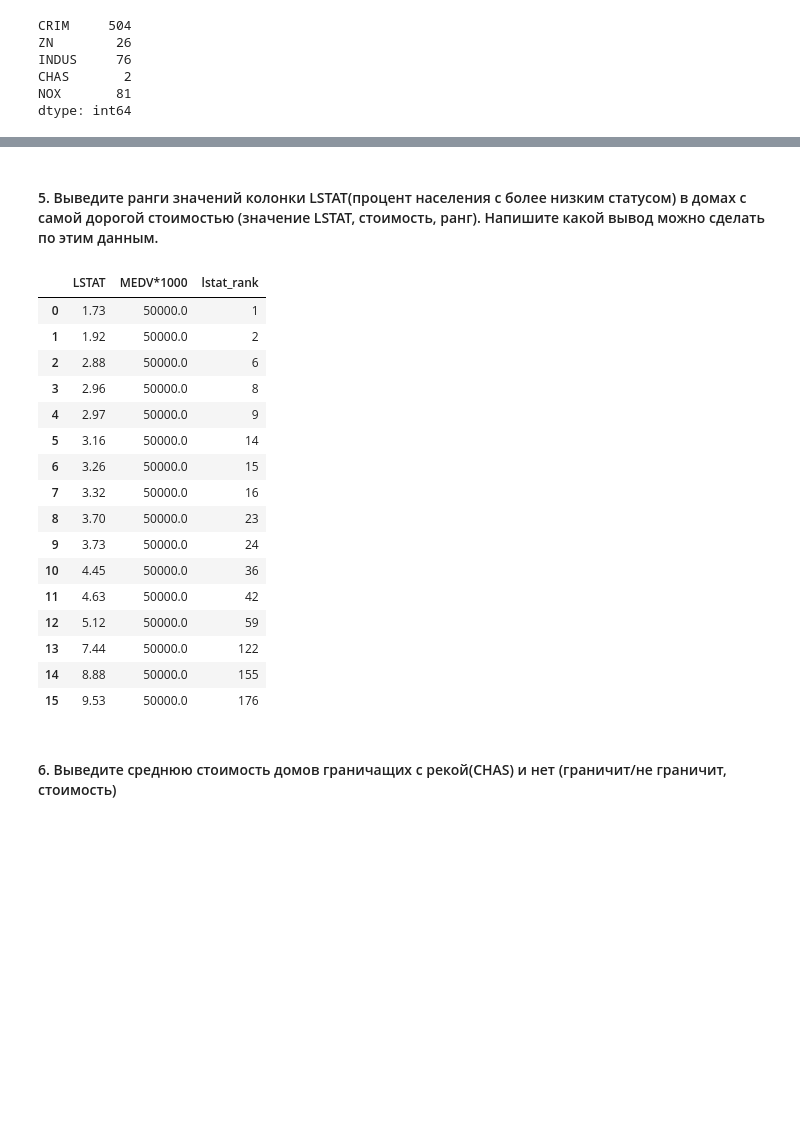
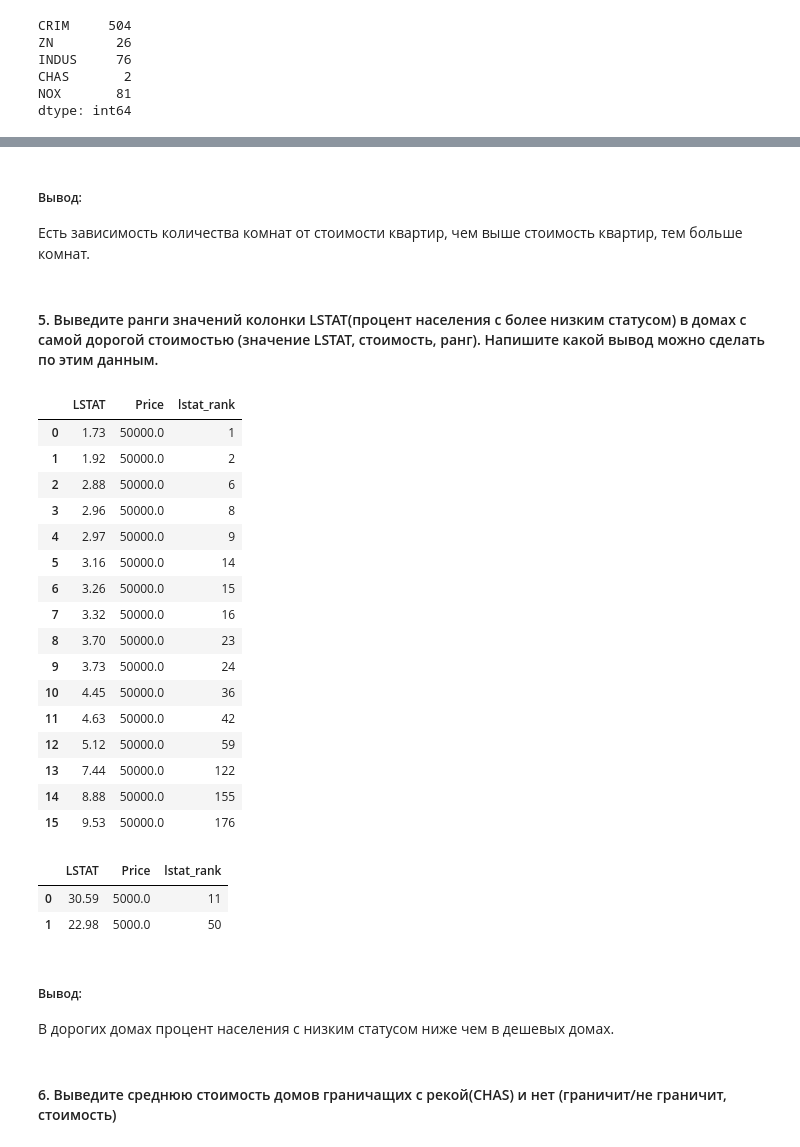
Before and after one commit to matrosov-dmitry/School-DS-HW, a Jupyter notebook: HW-7/HW-7.ipynb, the cells around one changed output, grey strips where cells are left out. Cells and saved outputs as stored; diff of their text form; code cells hidden in the pictures; blank space fills up the shorter version.

```diff
--- a/HW-7/HW-7.ipynb
+++ b/HW-7/HW-7.ipynb
@@ -140,26 +315,28 @@ pd.read_sql(
+# %% [markdown]
+##### Вывод:
+Есть зависимость количества комнат от стоимости квартир, чем выше стоимость квартир, тем больше комнат.
 # %% [markdown]
 #### 5. Выведите ранги значений колонки LSTAT(процент населения с более низким статусом) в домах с самой дорогой стоимостью (значение LSTAT, стоимость, ранг). Напишите какой вывод можно сделать по этим данным.
 # %%
 pd.read_sql(
     """
-WITH ranked AS
+SELECT LSTAT,
+       MEDV*1000 AS Price,
+       lstat_rank
+FROM
   (SELECT LSTAT,
           MEDV,
           DENSE_RANK() OVER (
                              ORDER BY LSTAT ASC) AS lstat_rank
    FROM boston nt)
-SELECT LSTAT,
-       MEDV*1000,
-       lstat_rank
-FROM ranked
 WHERE MEDV =
     (SELECT max(MEDV)
      FROM boston nt)
     """,
     con,
 )
 # %% [output]
-|  | LSTAT | MEDV*1000 | lstat_rank |
+|  | LSTAT | Price | lstat_rank |
 | 0 | 1.73 | 50000.0 | 1 |
 | 1 | 1.92 | 50000.0 | 2 |
 | 2 | 2.88 | 50000.0 | 6 |
@@ -176,6 +353,32 @@ WHERE MEDV =
 | 13 | 7.44 | 50000.0 | 122 |
 | 14 | 8.88 | 50000.0 | 155 |
 | 15 | 9.53 | 50000.0 | 176 |
+# %%
+pd.read_sql(
+    """
+SELECT LSTAT,
+       MEDV*1000 AS Price,
+       lstat_rank
+FROM
+  (SELECT LSTAT,
+          MEDV,
+          DENSE_RANK() OVER (
+                             ORDER BY LSTAT DESC) AS lstat_rank
+   FROM boston nt)
+WHERE MEDV =
+    (SELECT min(MEDV)
+     FROM boston nt)
+    """,
+    con,
+)
+# %% [output]
+|  | LSTAT | Price | lstat_rank |
+| 0 | 30.59 | 5000.0 | 11 |
+| 1 | 22.98 | 5000.0 | 50 |
+# %% [markdown]
+##### Вывод:
+
+В дорогих домах процент населения с низким статусом ниже чем в дешевых домах.
 # %% [markdown]
 #### 6. Выведите среднюю стоимость домов граничащих с рекой(CHAS) и нет (граничит/не граничит, стоимость)
 # %%
```
Also changed, not shown: parts of 23 cells of this notebook, 1 other file.
